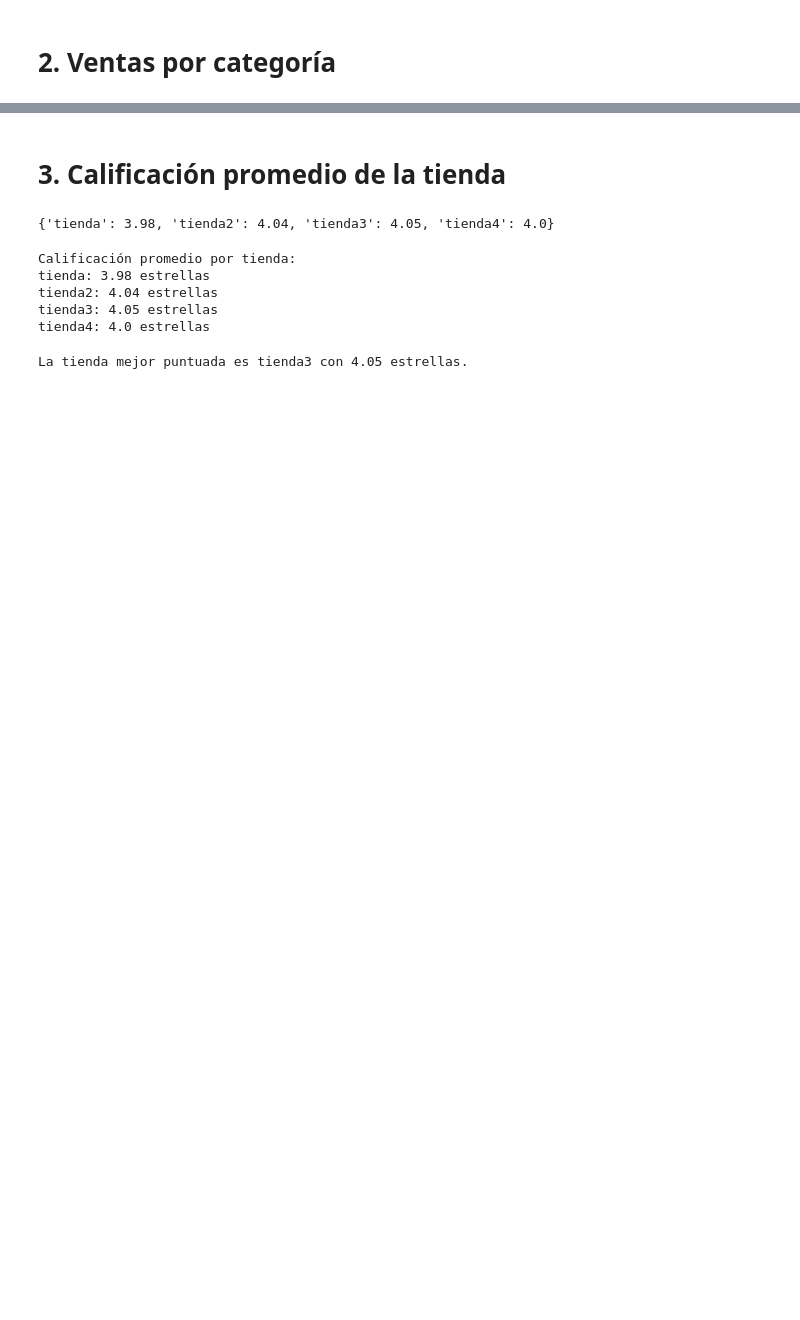
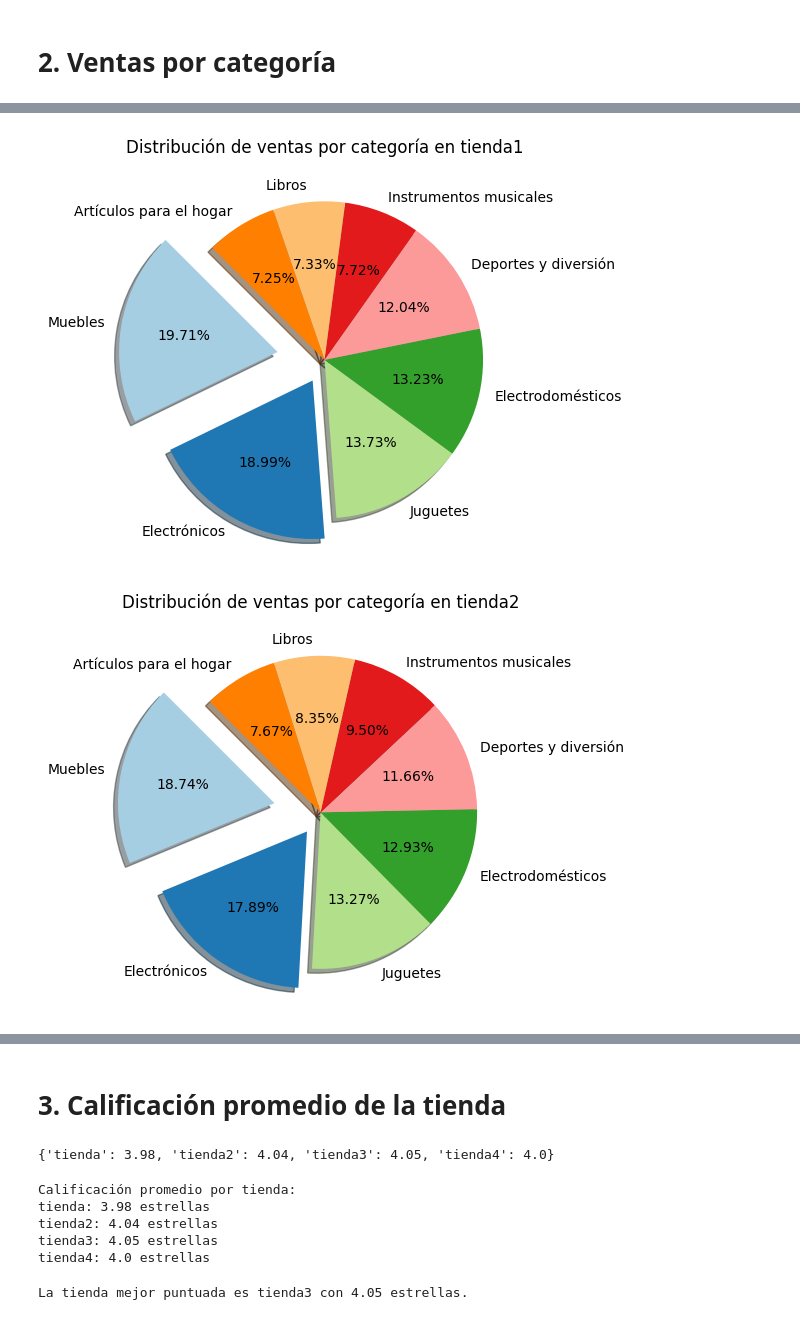
Before and after one commit to reddjedet/challenge-alurastorelatam, a Jupyter notebook: AluraStoreLatam.ipynb, the cells around one changed output, grey strips where cells are left out. Drawn from its saved outputs; the diff is of its cells as text; code cells hidden in the pictures; blank space fills up the shorter version.

```diff
--- a/AluraStoreLatam.ipynb
+++ b/AluraStoreLatam.ipynb
@@ -105,0 +104,20 @@ graficar_ventas_por_categoria(tienda4, 'tienda4')
+# %%
+# Gráfico de torta
+import matplotlib.pyplot as plt
+
+def graficar_por_categoria(df, nombre_tienda):
+    conteo = df['Categoría del Producto'].value_counts()
+
+    plt.figure(figsize=(6, 6))
+    plt.pie(conteo.values, labels=conteo.index, autopct='%1.2f%%', startangle=135, colors=plt.cm.Paired.colors, explode=[0.3,0.15,0,0,0,0,0,0], shadow=True)
+    plt.title(f'Distribución de ventas por categoría en {nombre_tienda}')
+    plt.tight_layout()
+    plt.show()
+
+graficar_por_categoria(tienda, 'tienda1')
+graficar_por_categoria(tienda2, 'tienda2')
+graficar_por_categoria(tienda3, 'tienda3')
+graficar_por_categoria(tienda4, 'tienda4')
+# %% [output]
+[figure, added]
+[figure, added]
```
Also changed, not shown: parts of 22 cells of this notebook, 2 other files.
